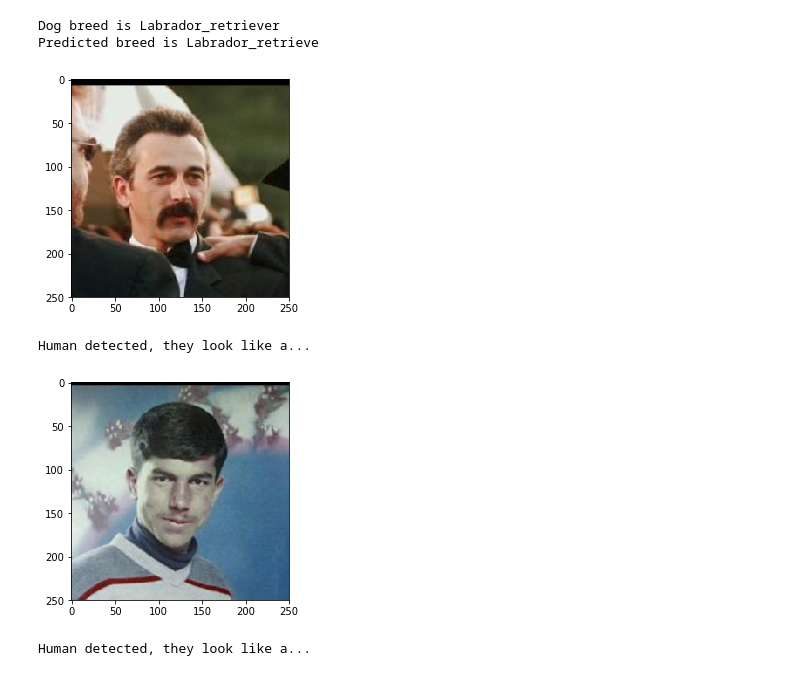
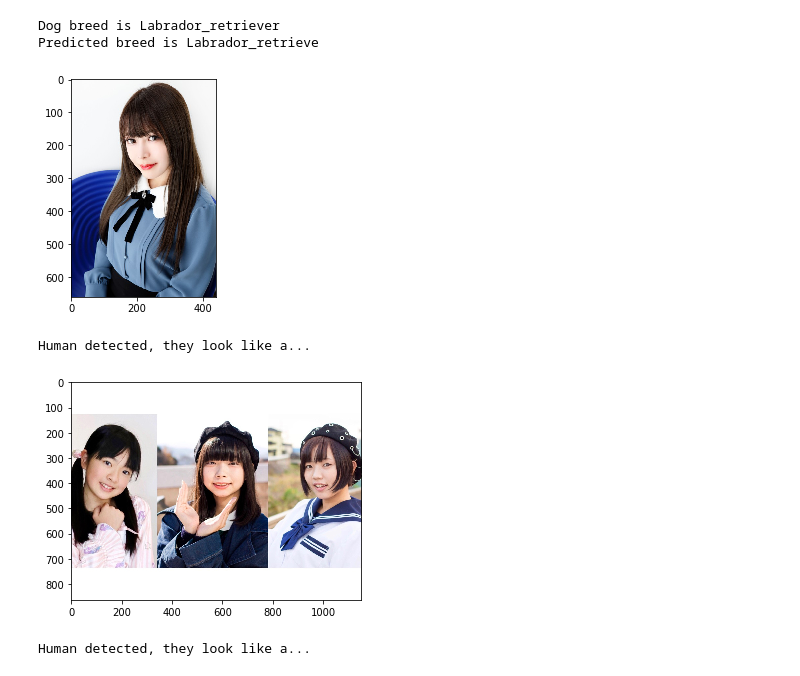
Before and after one commit to mrsmmori/Udacity-DeepLearningP2, a Jupyter notebook: dog_app.ipynb, the cells around one changed output. Saved outputs shown, nothing was run; the diff lists cells and outputs as text; code cells hidden in the pictures.

```diff
--- a/dog_app.ipynb
+++ b/dog_app.ipynb
@@ -741,7 +879,7 @@ You are welcome to [augment the training data](https://blog.keras.io/building-po
 checkpointer = ModelCheckpoint(filepath='saved_models/weights.best.Resnet50.hdf5',
                                verbose=1, save_best_only=True)
 
-Resnet50_model.fit(train_Resnet50, train_targets,
+Resnet50_model_1.fit(train_Resnet50, train_targets,
           validation_data=(valid_Resnet50, valid_targets),
           epochs=20, batch_size=20, callbacks=[checkpointer], verbose=1)
 # %% [output]
@@ -767,7 +905,7 @@ Epoch 00020: val_loss did not improve from 0.61926
 ### (IMPLEMENTATION) Load the Model with the Best Validation Loss
 # %%
 ### TODO: Load the model weights with the best validation loss.
-Resnet50_model_1.load_weights('saved_models/weights.best.model.hdf5')
+Resnet50_model_1.load_weights('saved_models/weights.best.Resnet50.hdf5')
 # %% [markdown]
 ### (IMPLEMENTATION) Test the Model
 
@@ -800,9 +938,10 @@ where `{network}`, in the above filename, should be one of `VGG19`, `Resnet50`,
 # %%
 ### TODO: Write a function that takes a path to an image as input
 ### and returns the dog breed that is predicted by the model.
+from keras.applications.resnet50 import ResNet50, preprocess_input
 
 def extract_Resnet50(tensor):
-    from keras.applications.resnet50 import ResNet50, preprocess_input
+
     return ResNet50(weights='imagenet',
                 include_top=False,
                 pooling="avg").predict(preprocess_input(tensor))
@@ -810,13 +949,11 @@ def extract_Resnet50(tensor):
 
 def Resnet50_predict_breed(img_path):
     # extract bottleneck features
-    #bottleneck_feature = extract_Resnet50(path_to_tensor(img_path))
-
     bottleneck_feature = np.expand_dims(np.expand_dims(
         extract_Resnet50(path_to_tensor(img_path)), axis=0), axis=0)
 
     #obtain predicted vector
-    predicted_vector = Resnet50_model.predict(bottleneck_feature)
+    predicted_vector = Resnet50_model_1.predict(bottleneck_feature)
 
     # return dog breed that is predicted by the model
     return dog_names[np.argmax(predicted_vector)]
@@ -833,6 +965,7 @@ img_path = 'images/Welsh_springer_spaniel_08203.jpg'
 img_path = 'images/sample_dog_output.png'
 img_path = 'images/Labrador_retriever_06457.jpg'
 img_path = "images/Labrador_retriever_06457.jpg"
+img_path = 'images/Brittany_02625.jpg'
 #img_path = "images/Labrador_retriever_06455.jpg"
 #img_path = "images/Labrador_retriever_06449.jpg"
 
@@ -1002,20 +1119,20 @@ Predicted breed is Labrador_retrieve
 # %%
 ## TODO: Execute your algorithm from Step 6 on
 ## at least 6 images on your computer.
 ## Feel free to use as many code cells as needed.
 
-img_path = 'lfw\Aaron_Tippin\Aaron_Tippin_0001.jpg'
+img_path = 'images/1549518211086.jpg'
 dog_algo(img_path)
 # %% [output]
-[figure, old version]
+[figure, new version]
 Human detected, they look like a...
 # %%
 ## TODO: Execute your algorithm from Step 6 on
 ## at least 6 images on your computer.
 ## Feel free to use as many code cells as needed.
 
-img_path = 'lfw\Abdel_Madi_Shabneh\Abdel_Madi_Shabneh_0001.jpg'
+img_path = 'images/idolbu_e.jpg'
 dog_algo(img_path)
 # %% [output]
-[figure, old version]
+[figure, new version]
 Human detected, they look like a...
```
Also changed, not shown: parts of 38 cells of this notebook, 5 other files.
